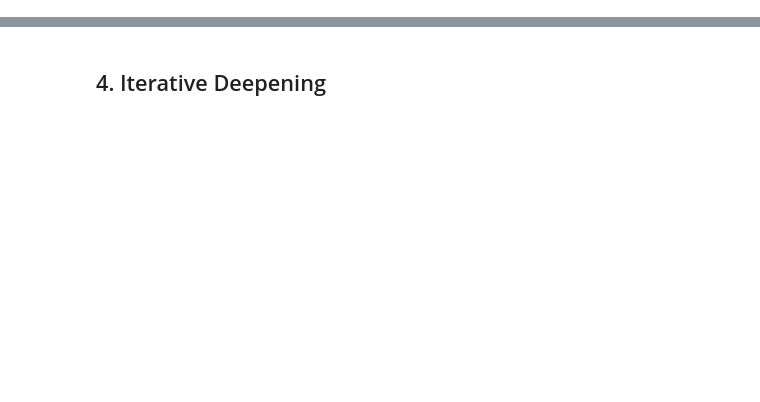
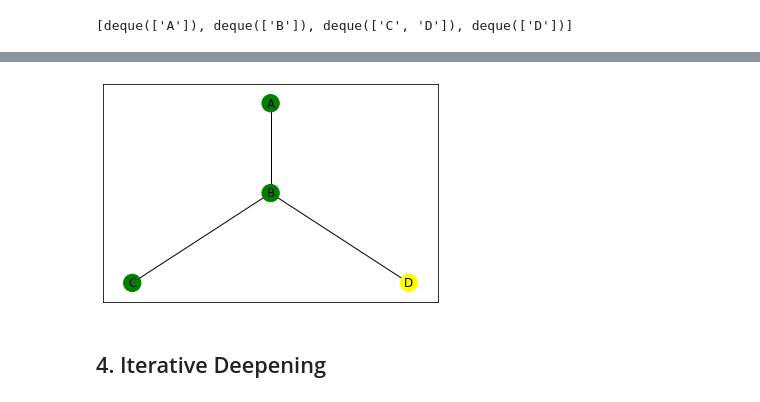
Before and after one commit to iGotsIt/AI-search-tool, a Jupyter notebook: AI Search Tool.ipynb, the cells around one changed output, grey strips where cells are left out. Saved outputs shown, nothing was run; the diff lists cells and outputs as text; code cells hidden in the pictures; blank space fills up the shorter version.

Commit message:
add code for animating the search

```diff
--- a/AI Search Tool.ipynb
+++ b/AI Search Tool.ipynb
@@ -140,0 +152,51 @@ def DFS(graph):
+# %%
+f_h, e_h, p_h = BFS(graph)
+print(f_h)
+# %% [output]
+[deque(['A']), deque(['B']), deque(['C', 'D']), deque(['D'])]
+# %%
+from celluloid import Camera
+from IPython.display import HTML
+
+def animate_search(graph, f_h, e_h, p_h):
+    '''
+    inputs: Graph graph
+    frontier history f_h: list of frontiers
+    explored history e_h: list of explored queues
+    path history p_h: list of paths that the search is exploring at a given time
+    '''
+    fig = plt.figure()
+    camera = Camera(fig)
+    for i in range(len(f_h)):
+        color_map = []
+        for node in graph.nx_graph:
+            if node in p_h[i]:
+                color_map.append('green')
+            elif node in f_h[i]:
+                color_map.append('yellow')
+            elif node in e_h[i]:
+                color_map.append('purple')
+            else:
+                color_map.append('cyan')
+        if graph.weighted == True:
+            costs = nx.get_edge_attributes(graph.nx_graph, 'weight')
+            pos = graphviz_layout(graph.nx_graph, prog = "dot", root = graph.start)
+            nx.draw_networkx_edge_labels(graph.nx_graph, pos, edge_labels = costs, font_color = 'red')
+            nx.draw_networkx(graph.nx_graph, pos, with_labels = "True", alpha = 0.9, node_color=color_map)
+            plt.draw()
+            camera.snap()
+        else:
+            pos = graphviz_layout(graph.nx_graph, prog = "dot", root = graph.start)
+            nx.draw_networkx(graph.nx_graph, pos, with_labels = "True", node_color=color_map)
+            plt.draw()
+            camera.snap()
+    animation = camera.animate(interval=500, repeat=True)
+    return animation
+
+def save_animation(animation, filename):
+    animation.save(filename)
+# %%
+animation = animate_search(graph, f_h, e_h, p_h)
+save_animation(animation, "BFS-test.mp4")
+HTML(animation.to_html5_video())
+# %% [output]
@@ -141,3 +204,4 @@ def DFS(graph):
+[figure, added]
 # %% [markdown]
 ## 4. Iterative Deepening
 # %%
```
Also changed, not shown: parts of 8 cells of this notebook.
